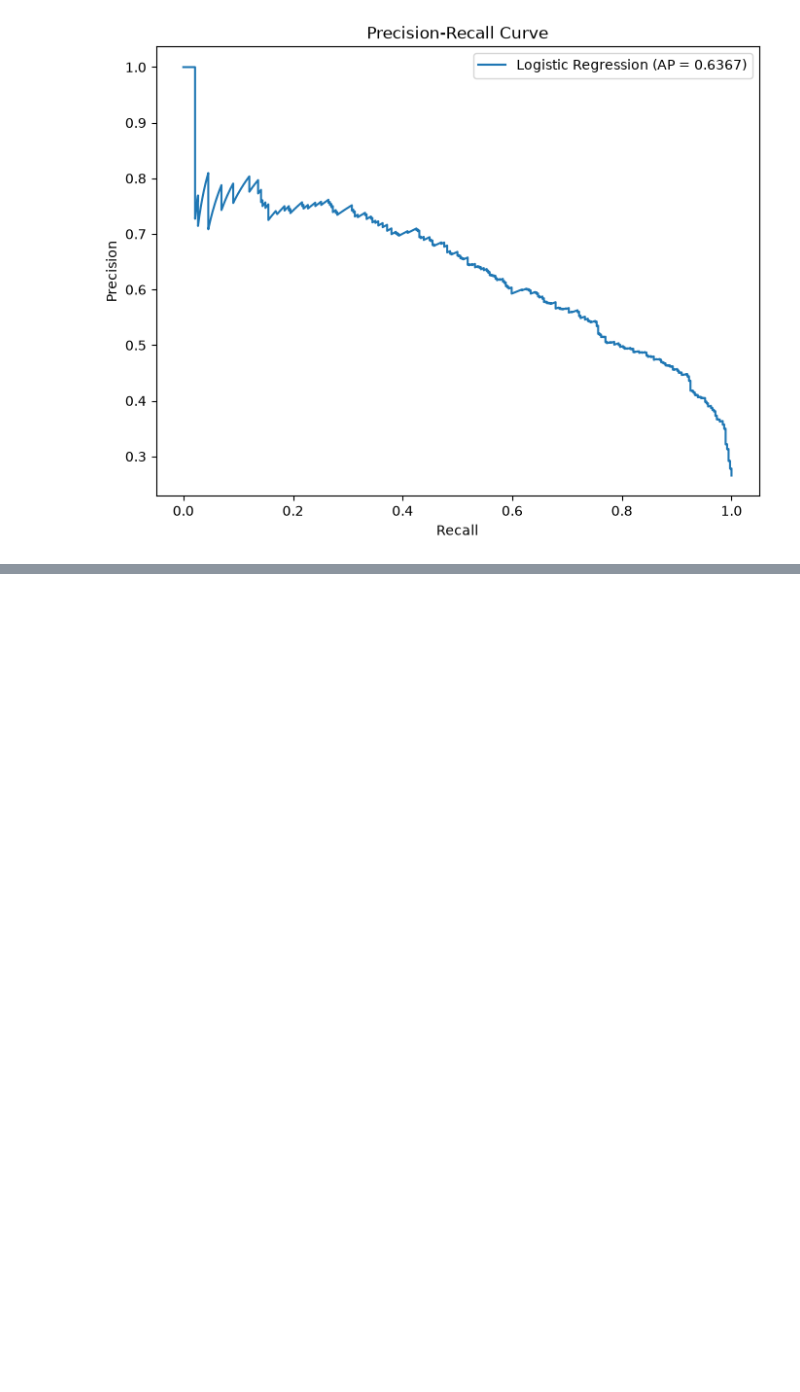
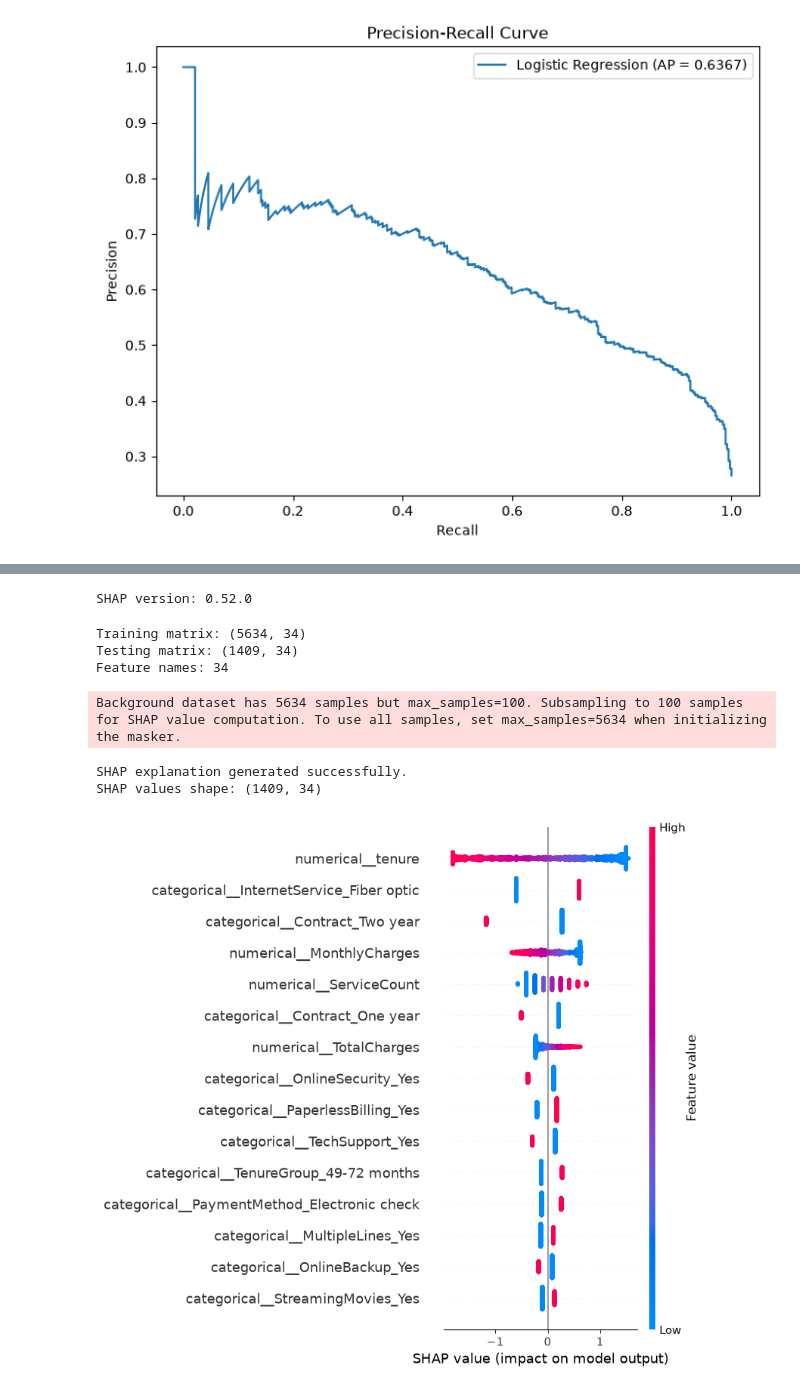
Before and after one commit to annnuspeaks/customer-churn-prediction, a Jupyter notebook: notebooks/05_model_evaluation.ipynb, the cells around one changed output, grey strips where cells are left out. Drawn from its saved outputs; the diff is of its cells as text; code cells hidden in the pictures; blank space fills up the shorter version.

Commit message:
feat: add SHAP model explainability

```diff
--- a/notebooks/05_model_evaluation.ipynb
+++ b/notebooks/05_model_evaluation.ipynb
@@ -284,0 +293,57 @@ plt.show()
+# %%
+import shap
+
+print("SHAP version:", shap.__version__)
+# %% [output]
+SHAP version: 0.52.0
+# %%
+preprocessing_84 = final_model_81.named_steps["preprocessing"]
+classifier_84 = final_model_81.named_steps["classifier"]
+
+X_train_transformed_84 = preprocessing_84.transform(
+    X_train_81
+)
+
+X_test_transformed_84 = preprocessing_84.transform(
+    X_test_81
+)
+
+feature_names_84 = (
+    preprocessing_84
+    .named_steps["preprocessing"]
+    .get_feature_names_out()
+)
+
+print("Training matrix:", X_train_transformed_84.shape)
+print("Testing matrix:", X_test_transformed_84.shape)
+print("Feature names:", len(feature_names_84))
+# %% [output]
+Training matrix: (5634, 34)
+Testing matrix: (1409, 34)
+Feature names: 34
+# %%
+explainer_84 = shap.LinearExplainer(
+    classifier_84,
+    X_train_transformed_84
+)
+
+shap_values_84 = explainer_84(
+    X_test_transformed_84
+)
+
+print("SHAP explanation generated successfully.")
+print("SHAP values shape:", shap_values_84.values.shape)
+# %% [output]
+Background dataset has 5634 samples but max_samples=100. Subsampling to 100 samples for SHAP value computation. To use all samples, set max_samples=5634 when initializing the masker.
+SHAP explanation generated successfully.
+SHAP values shape: (1409, 34)
+# %%
+shap.summary_plot(
+    shap_values_84,
+    X_test_transformed_84,
+    feature_names=feature_names_84,
+    max_display=15,
+    show=True
+)
+# %% [output]
+[figure, added]
```
Also changed, not shown: parts of 1 cell of this notebook, 1 other file.
